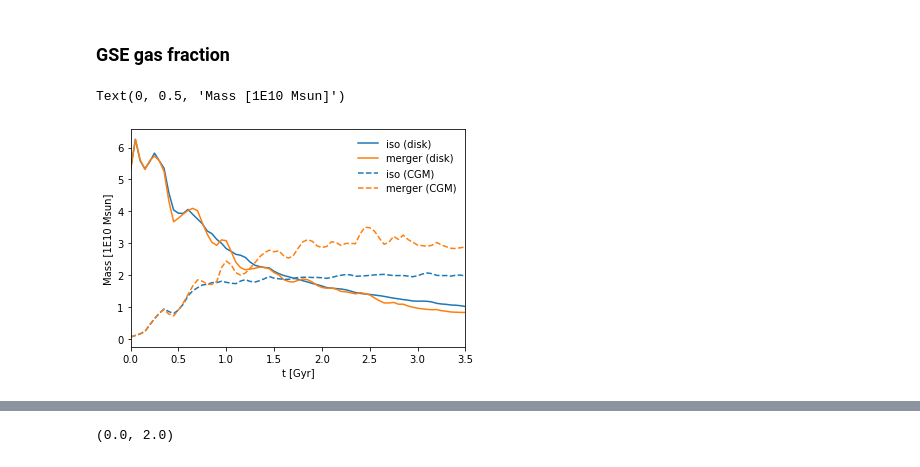
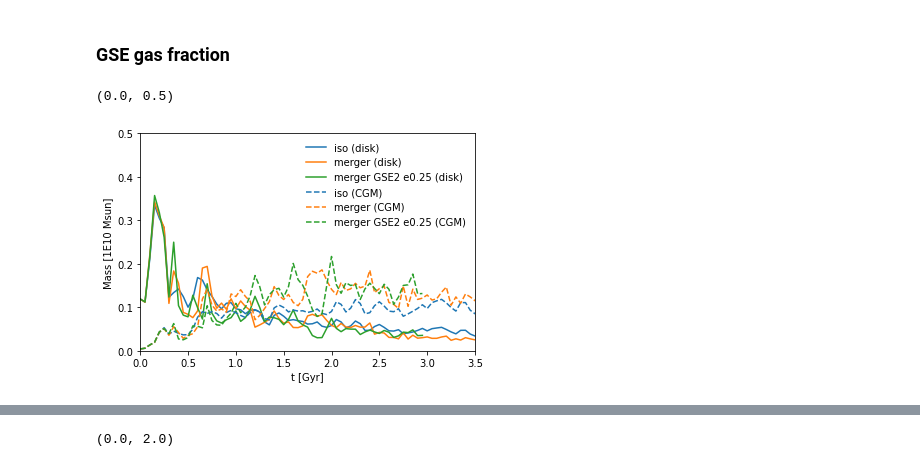
Before and after one commit to gusbeane/GSEgas, a Jupyter notebook: notebooks/MC_tracer.ipynb, the cells around one changed output, grey strips where cells are left out. Saved outputs shown, nothing was run; the diff lists cells and outputs as text; code cells hidden in the pictures.

```diff
--- a/notebooks/MC_tracer.ipynb
+++ b/notebooks/MC_tracer.ipynb
@@ -263,23 +263,26 @@ def get_disk_prop(name):
         Time.append(f['Header'].attrs['Time'])
 
         pos = f['PartType5/RotatedCoordinates'][:]
-        mass = f['PartType5/Masses'][:]
         memb = f['PartType5/Membership'][:]
         ptype = f['PartType5/PartType'][:]
-        massmetal = f['PartType5/GFM_Metallicity'][:] * mass
+        TracerMass = f['Header'].attrs['TracerMass']
+        massmetal = f['PartType5/GFM_Metallicity'][:] * TracerMass
         R = np.linalg.norm(pos[:,:2], axis=1)
         z = pos[:,2]
 
-        in_disk = np.logical_and(R < 10, np.abs(z) < 3)
+        in_disk = np.logical_and(R < 12, np.abs(z) < 3)
+        # in_disk = np.logical_and(np.logical_and(R > 7, R < 9), np.abs(z) < 3)
         gas_in_disk = np.logical_and(in_disk, ptype==0)
 
         metal_in_disk = np.sum(massmetal[gas_in_disk])
-        mass_in_disk = np.sum(mass[gas_in_disk])
+        # mass_in_disk = np.sum(mass[gas_in_disk])
+        mass_in_disk = len(np.where(gas_in_disk)[0]) * TracerMass
         MetalDisk.append(metal_in_disk/mass_in_disk)
 
         for i in [0, 1, 2, 3]:
             gas_in_disk_i = np.logical_and(memb==i, gas_in_disk)
-            MassInDisk[i].append(np.sum(mass[gas_in_disk_i]))
+            # MassInDisk[i].append(np.sum(mass[gas_in_disk_i]))
+            MassInDisk[i].append(len(np.where(gas_in_disk_i)[0]) * TracerMass)
 
         f.close()
 
@@ -294,33 +297,44 @@ def get_disk_prop(name):
 name035 = 'MW3_MHG0.35_GSE2-lvl4'
 Time_035, MassInDisk_035, MetalDisk_035 = get_disk_prop(name035)
 
+# name035_2 = 'MW3_MHG0.35_GSE3-lvl4'
+# Time_035_2, MassInDisk_035_2, MetalDisk_035_2 = get_disk_prop(name035_2)
+
+# name035_3 = 'MW3_MHG0.35_GSE2_Vvir110-lvl4'
+name035_3 = 'MW3_MHG0.35_GSE2_e0.25-lvl4'
+Time_035_3, MassInDisk_035_3, MetalDisk_035_3 = get_disk_prop(name035_3)
+
 nameiso = 'MW3iso_fg0.7_MHG0.35_RC9-lvl4'
 Time_iso, MassInDisk_iso, MetalDisk_iso = get_disk_prop(nameiso)
 # %%
-TotMass = np.sum(MassInDisk, axis=0)
-TotMass_035 = np.sum(MassInDisk_035, axis=0)
-TotMassiso = np.sum(MassInDisk_iso, axis=0)
+# TotMass = np.sum(MassInDisk, axis=0)
+# TotMass_035 = np.sum(MassInDisk_035, axis=0)
+# TotMassiso = np.sum(MassInDisk_iso, axis=0)
 
-l2 = plt.plot(Time_iso, MassInDisk_iso[0], label='iso (disk)')
+l0 = plt.plot(Time_iso, MassInDisk_iso[0], label='iso (disk)')
 # l0 = plt.plot(Time, MassInDisk[0]/TotMass)
 l1 = plt.plot(Time_035, MassInDisk_035[0], label='merger (disk)')
+# l2 = plt.plot(Time_035_2, MassInDisk_035_2[0], label='merger GSE3 (disk)')
+l3 = plt.plot(Time_035_3, MassInDisk_035_3[0], label='merger GSE2 e0.25 (disk)')
 
-plt.plot(Time_iso, MassInDisk_iso[1], c=l2[0].get_color(), ls='dashed', label='iso (CGM)')
+plt.plot(Time_iso, MassInDisk_iso[1], c=l0[0].get_color(), ls='dashed', label='iso (CGM)')
 # plt.plot(Time, MassInDisk[1]/TotMass, c=l0[0].get_color(), ls='dashed')
 plt.plot(Time_035, MassInDisk_035[1], c=l1[0].get_color(), ls='dashed', label='merger (CGM)')
+# plt.plot(Time_035_2, MassInDisk_035_2[1], c=l2[0].get_color(), ls='dashed', label='merger GSE3 (CGM)')
+plt.plot(Time_035_3, MassInDisk_035_3[1], c=l3[0].get_color(), ls='dashed', label='merger GSE2 e0.25 (CGM)')
 
 # plt.plot(Time_iso, MassInDisk_iso[2], c=l2[0].get_color(), ls='dotted')
 # plt.plot(Time, MassInDisk[2]/TotMass, c=l0[0].get_color(), ls='dotted')
 # plt.plot(Time_035, MassInDisk_035[2], c=l1[0].get_color(), ls='dotted')
 
 plt.legend(frameon=False)
 
 plt.xlim(0, 3.5)
 plt.xlabel('t [Gyr]')
 plt.ylabel('Mass [1E10 Msun]')
-# plt.ylim(0, 1)
+plt.ylim(0, 0.5)
 # plt.yscale('log')
 # %% [output]
-Text(0, 0.5, 'Mass [1E10 Msun]')
+(0.0, 0.5)
-[figure, old version]
+[figure, new version]
 # %%
```
Also changed, not shown: parts of 16 cells of this notebook, 5 other files.
